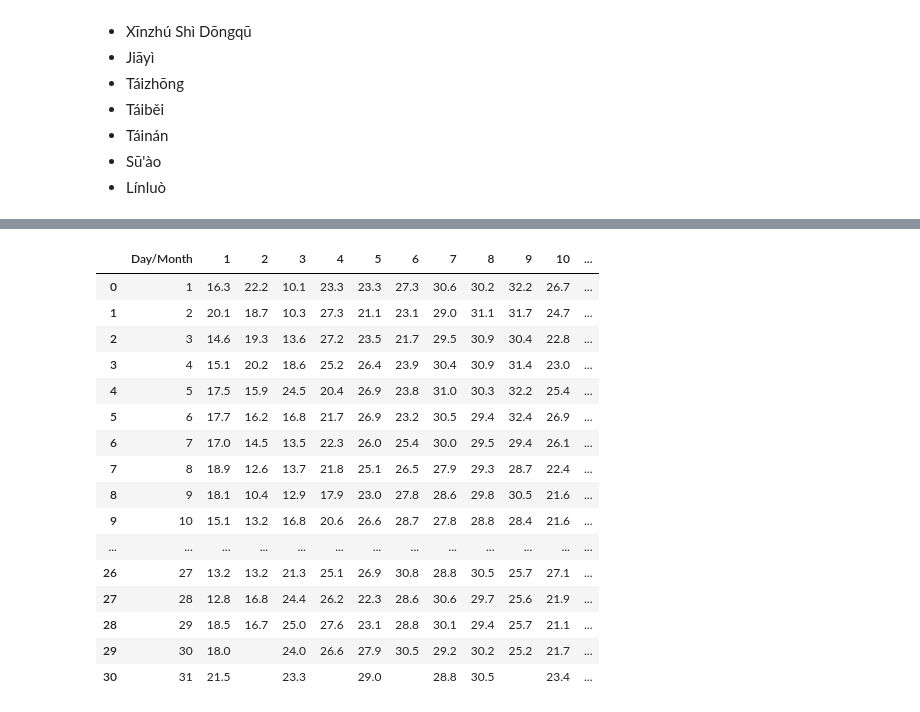
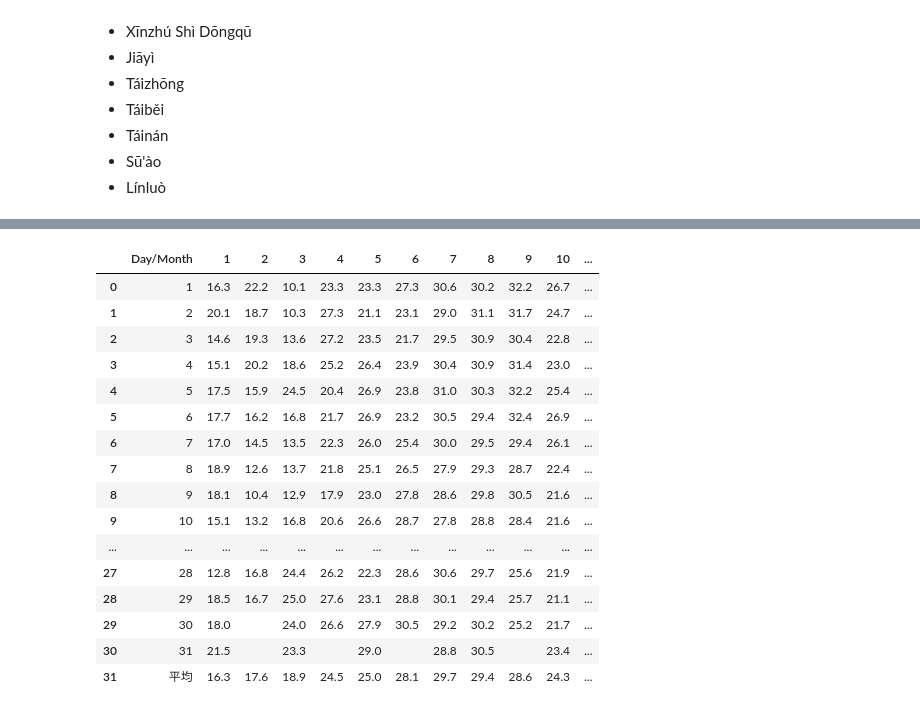
Before and after one commit to PauloWgDev/PowerConsumtionPrediction, a Jupyter notebook: Pre Processing/PreprocessData_Paulox.ipynb, the cells around one changed output, grey strips where cells are left out. Cells and saved outputs as stored; diff of their text form; code cells hidden in the pictures.

Commit message:
Helper Code Improvement

```diff
--- a/Pre Processing/PreprocessData_Paulox.ipynb
+++ b/Pre Processing/PreprocessData_Paulox.ipynb
@@ -41,4 +42,4 @@ def load_metereological_data(path):
 # %%
-monitoring_data = pd.read_csv("../Raw Data/Meteorological Data/SOMC_AC_20240505_20250505_3600.csv")
-metereological_data1 = load_metereological_data("../Raw Data/Meteorological Data/逐日平均氣溫年報表_2024 五股 _ csv_1.csv")
+monitoring_data = pd.read_csv("../Raw Data/SOMC_AC_20240505_20250505_3600.csv")
+metereological_data1 = helper.load_metereological_data("../Raw Data/Meteorological Data/逐日平均氣溫年報表_2024 五股 _ csv_1.csv")
 # %%
@@ -59,20 +68,20 @@ Name: 0, dtype: object
 # %%
-metereological_data1.head(31)
+metereological_data1.head(32)
 # %% [output]
 |  | Day/Month | 1 | 2 | 3 | 4 | 5 | 6 | 7 | 8 | 9 | 10 | ... |
 | 0 | 1 | 16.3 | 22.2 | 10.1 | 23.3 | 23.3 | 27.3 | 30.6 | 30.2 | 32.2 | 26.7 | ... |
 | 1 | 2 | 20.1 | 18.7 | 10.3 | 27.3 | 21.1 | 23.1 | 29.0 | 31.1 | 31.7 | 24.7 | ... |
 | 2 | 3 | 14.6 | 19.3 | 13.6 | 27.2 | 23.5 | 21.7 | 29.5 | 30.9 | 30.4 | 22.8 | ... |
 | 3 | 4 | 15.1 | 20.2 | 18.6 | 25.2 | 26.4 | 23.9 | 30.4 | 30.9 | 31.4 | 23.0 | ... |
 | 4 | 5 | 17.5 | 15.9 | 24.5 | 20.4 | 26.9 | 23.8 | 31.0 | 30.3 | 32.2 | 25.4 | ... |
 | 5 | 6 | 17.7 | 16.2 | 16.8 | 21.7 | 26.9 | 23.2 | 30.5 | 29.4 | 32.4 | 26.9 | ... |
 | 6 | 7 | 17.0 | 14.5 | 13.5 | 22.3 | 26.0 | 25.4 | 30.0 | 29.5 | 29.4 | 26.1 | ... |
 | 7 | 8 | 18.9 | 12.6 | 13.7 | 21.8 | 25.1 | 26.5 | 27.9 | 29.3 | 28.7 | 22.4 | ... |
 | 8 | 9 | 18.1 | 10.4 | 12.9 | 17.9 | 23.0 | 27.8 | 28.6 | 29.8 | 30.5 | 21.6 | ... |
 | 9 | 10 | 15.1 | 13.2 | 16.8 | 20.6 | 26.6 | 28.7 | 27.8 | 28.8 | 28.4 | 21.6 | ... |
 | ... | ... | ... | ... | ... | ... | ... | ... | ... | ... | ... | ... | ... |
-| 26 | 27 | 13.2 | 13.2 | 21.3 | 25.1 | 26.9 | 30.8 | 28.8 | 30.5 | 25.7 | 27.1 | ... |
 | 27 | 28 | 12.8 | 16.8 | 24.4 | 26.2 | 22.3 | 28.6 | 30.6 | 29.7 | 25.6 | 21.9 | ... |
 | 28 | 29 | 18.5 | 16.7 | 25.0 | 27.6 | 23.1 | 28.8 | 30.1 | 29.4 | 25.7 | 21.1 | ... |
 | 29 | 30 | 18.0 |  | 24.0 | 26.6 | 27.9 | 30.5 | 29.2 | 30.2 | 25.2 | 21.7 | ... |
 | 30 | 31 | 21.5 |  | 23.3 |  | 29.0 |  | 28.8 | 30.5 |  | 23.4 | ... |
+| 31 | 平均 | 16.3 | 17.6 | 18.9 | 24.5 | 25.0 | 28.1 | 29.7 | 29.4 | 28.6 | 24.3 | ... |
```
Also changed, not shown: parts of 3 cells of this notebook, 1 other file.
